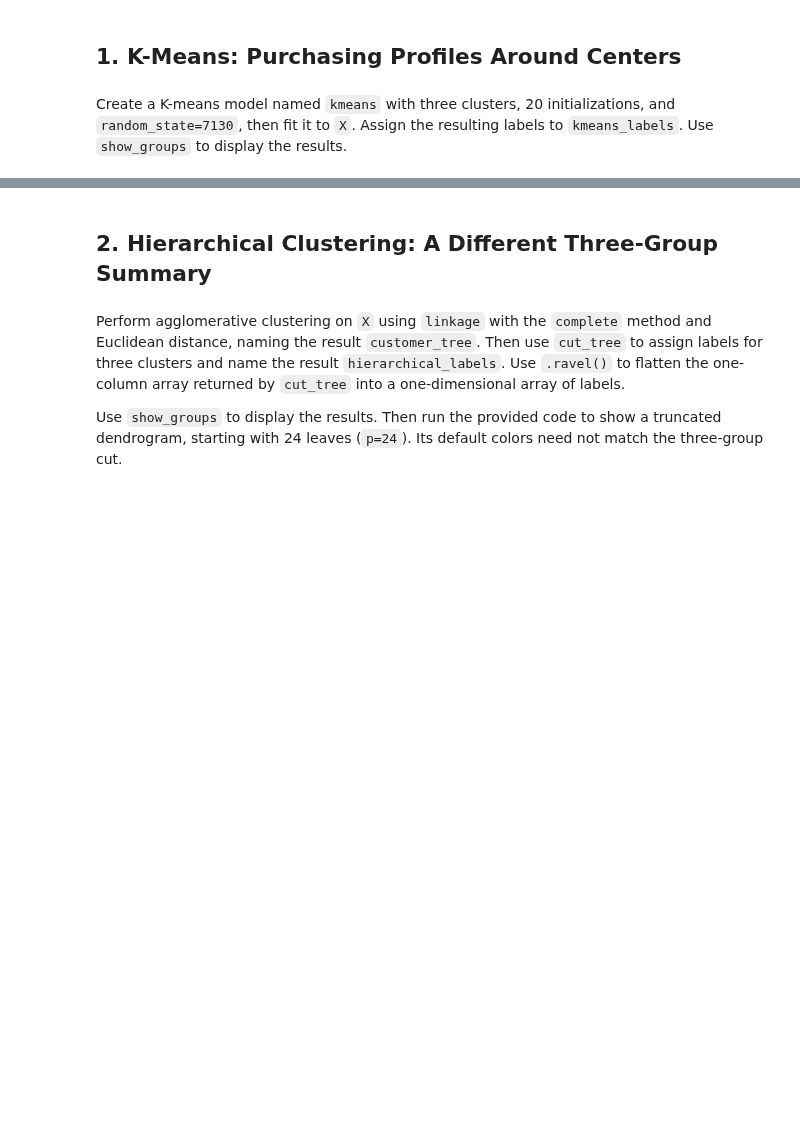
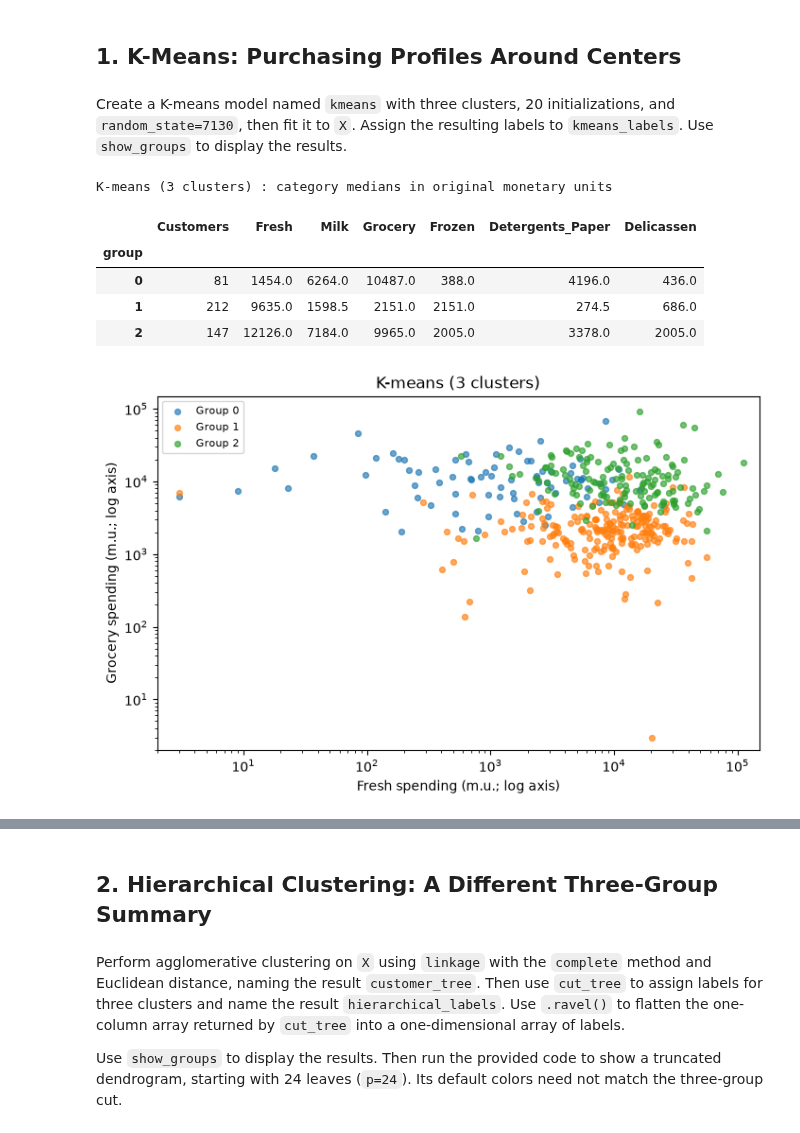
Before and after one commit to jae0029/Data-Mining, a Jupyter notebook: HW/hw3b-clustering-wholesale-customers.ipynb, the cells around one changed output, grey strips where cells are left out. Cells and saved outputs as stored; diff of their text form; code cells hidden in the pictures; blank space fills up the shorter version.

```diff
--- a/HW/hw3b-clustering-wholesale-customers.ipynb
+++ b/HW/hw3b-clustering-wholesale-customers.ipynb
@@ -125,8 +153,25 @@ Create a K-means model named `kmeans` with three clusters, 20 initializations, a
 kmeans = None
 kmeans_labels = None
 # Create and fit K-means, then retrieve its labels.
+kmeans = KMeans(
+    n_clusters=3,
+    n_init=20,
+    random_state=7130
+)
+
+kmeans.fit(X)
+kmeans_labels = kmeans.labels_
 # %%
 # Display the K-means result.
+show_groups(kmeans_labels, "K-means (3 clusters)")
+# %% [output]
+K-means (3 clusters) : category medians in original monetary units
+|  | Customers | Fresh | Milk | Grocery | Frozen | Detergents_Paper | Delicassen |
+| group |  |  |  |  |  |  |  |
+| 0 | 81 | 1454.0 | 6264.0 | 10487.0 | 388.0 | 4196.0 | 436.0 |
+| 1 | 212 | 9635.0 | 1598.5 | 2151.0 | 2151.0 | 274.5 | 686.0 |
+| 2 | 147 | 12126.0 | 7184.0 | 9965.0 | 2005.0 | 3378.0 | 2005.0 |
+[figure, added]
 # %% [markdown]
 **Question 1a:** Describe two contrasting purchasing profiles in the K-means result. Give each a short descriptive name and support each with two category medians. What might an account manager be able to learn from one of these groups?
 
```
Also changed, not shown: parts of 20 cells of this notebook.
